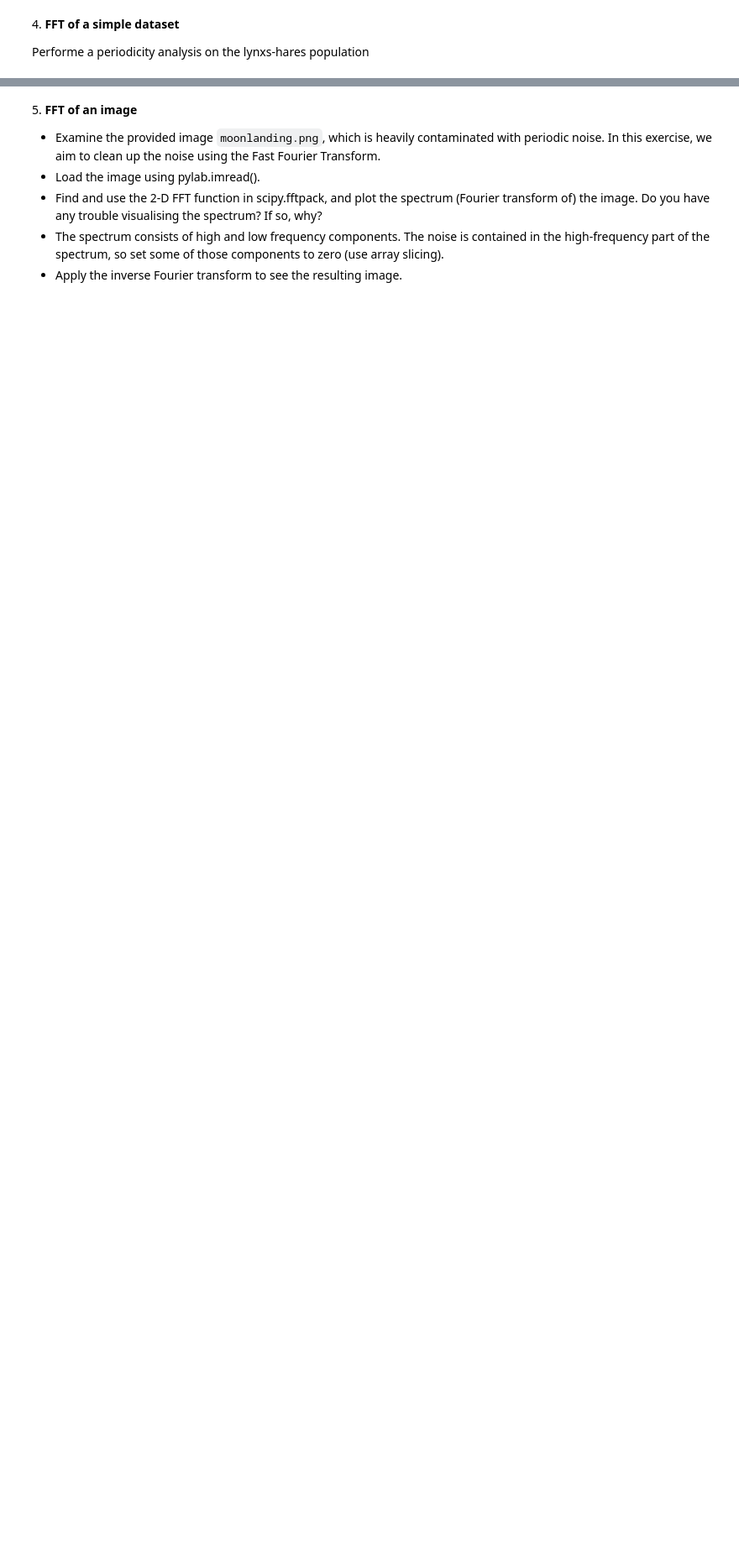
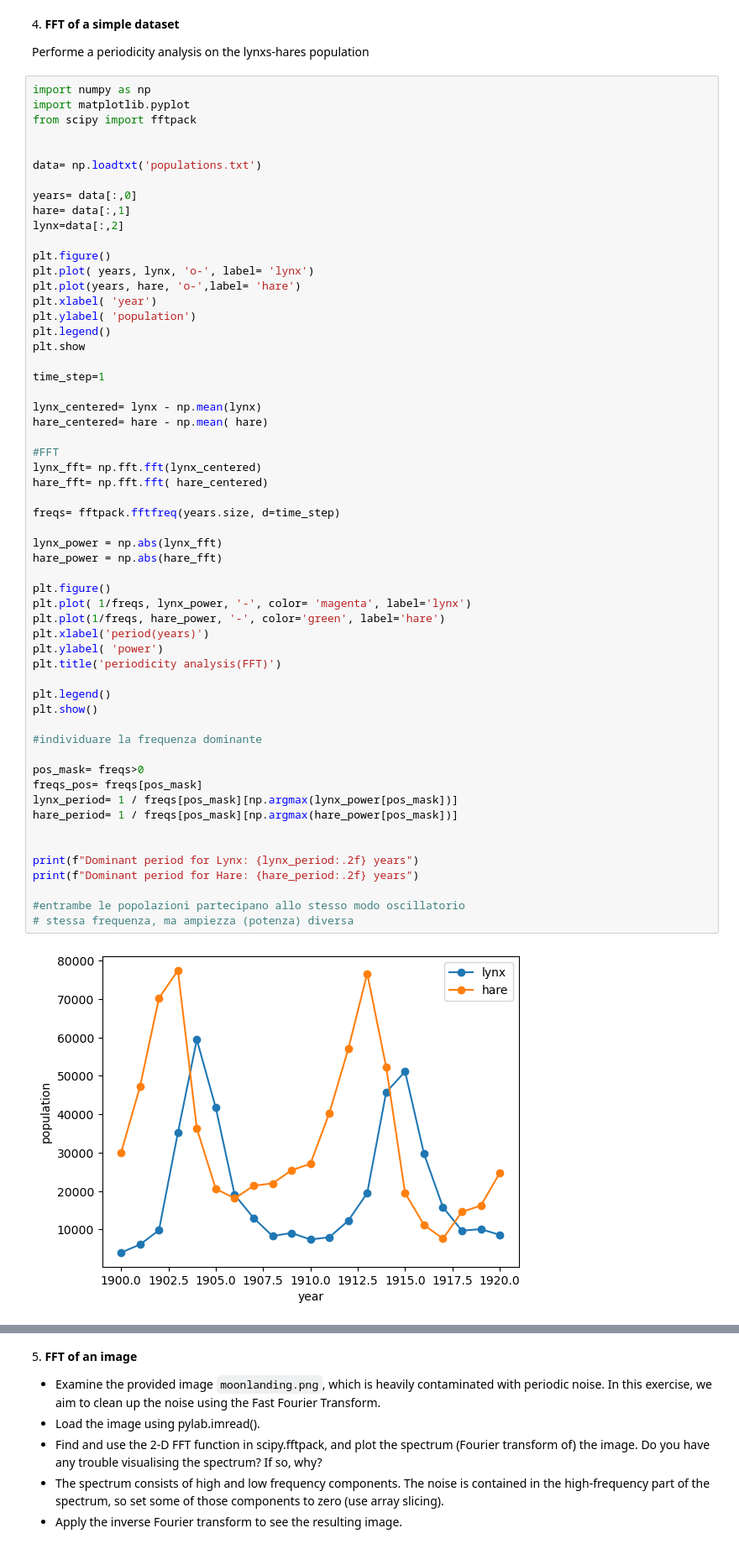
Before and after one commit to enricacalabretto/LaboratoryOfComputationalPhysics_Y8, a Jupyter notebook: 09ex_Algorithms.ipynb, the cells around one changed output, grey strips where cells are left out. Shown at 84% size. Cells and saved outputs as stored; diff of their text form; blank space fills up the shorter version.

```diff
--- a/09ex_Algorithms.ipynb
+++ b/09ex_Algorithms.ipynb
@@ -78,3 +183,62 @@ How many global minima are there, and what is the function value at those points
 4\. **FFT of a simple dataset**
 
 Performe a periodicity analysis on the lynxs-hares population
+# %%
+import numpy as np
+import matplotlib.pyplot
+from scipy import fftpack
+
+
+data= np.loadtxt('populations.txt')
+
+years= data[:,0]
+hare= data[:,1]
+lynx=data[:,2]
+
+plt.figure()
+plt.plot( years, lynx, 'o-', label= 'lynx')
+plt.plot(years, hare, 'o-',label= 'hare')
+plt.xlabel( 'year')
+plt.ylabel( 'population')
+plt.legend()
+plt.show
+
+time_step=1
+
+lynx_centered= lynx - np.mean(lynx)
+hare_centered= hare - np.mean( hare)
+
+#FFT
+lynx_fft= np.fft.fft(lynx_centered)
+hare_fft= np.fft.fft( hare_centered)
+
+freqs= fftpack.fftfreq(years.size, d=time_step)
+
+lynx_power = np.abs(lynx_fft)
+hare_power = np.abs(hare_fft)
+
+plt.figure()
+plt.plot( 1/freqs, lynx_power, '-', color= 'magenta', label='lynx')
+plt.plot(1/freqs, hare_power, '-', color='green', label='hare')
+plt.xlabel('period(years)')
+plt.ylabel( 'power')
+plt.title('periodicity analysis(FFT)')
+
+plt.legend()
+plt.show()
+
+#individuare la frequenza dominante
+
+pos_mask= freqs>0
+freqs_pos= freqs[pos_mask]
+lynx_period= 1 / freqs[pos_mask][np.argmax(lynx_power[pos_mask])]
+hare_period= 1 / freqs[pos_mask][np.argmax(hare_power[pos_mask])]
+
+
+print(f"Dominant period for Lynx: {lynx_period:.2f} years")
+print(f"Dominant period for Hare: {hare_period:.2f} years")
+
+#entrambe le popolazioni partecipano allo stesso modo oscillatorio
+# stessa frequenza, ma ampiezza (potenza) diversa
+# %% [output]
+[figure, added]
```
Also changed, not shown: parts of 4 cells of this notebook, 1 other file.
